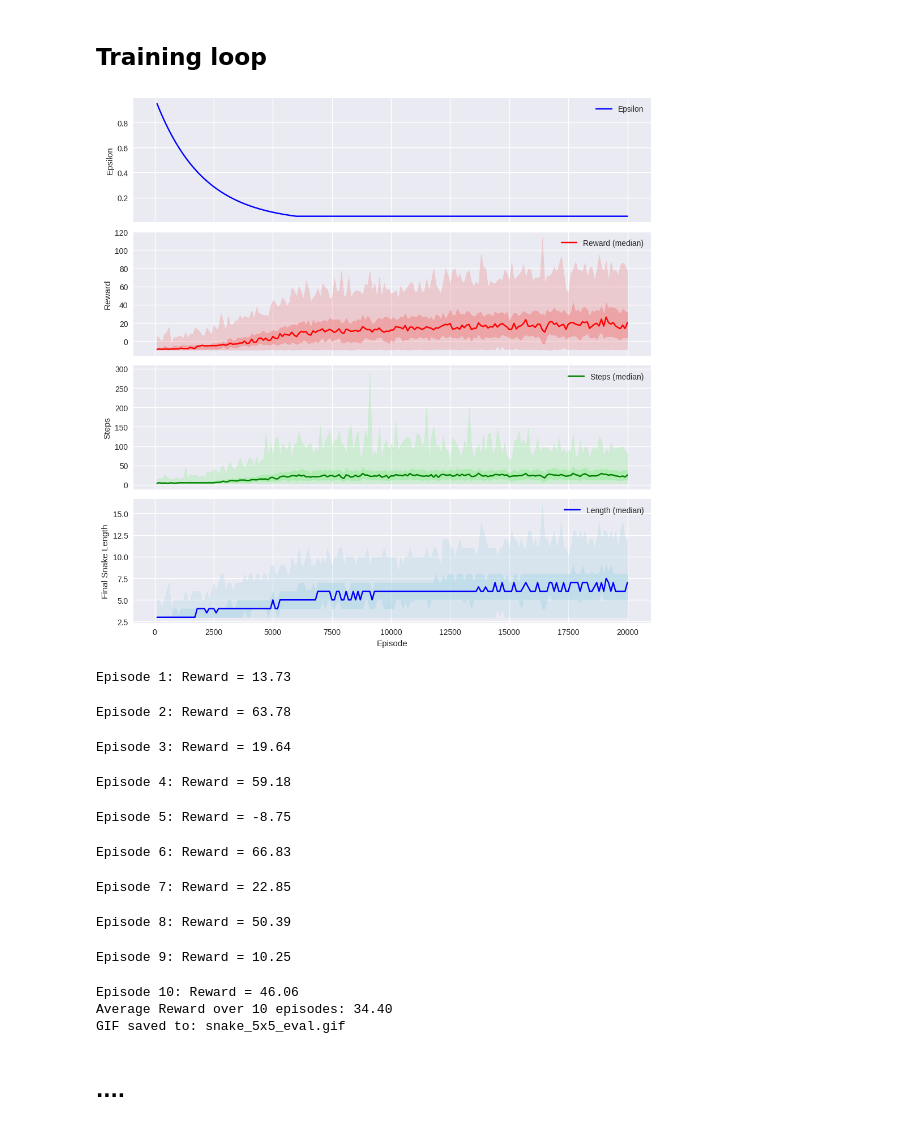
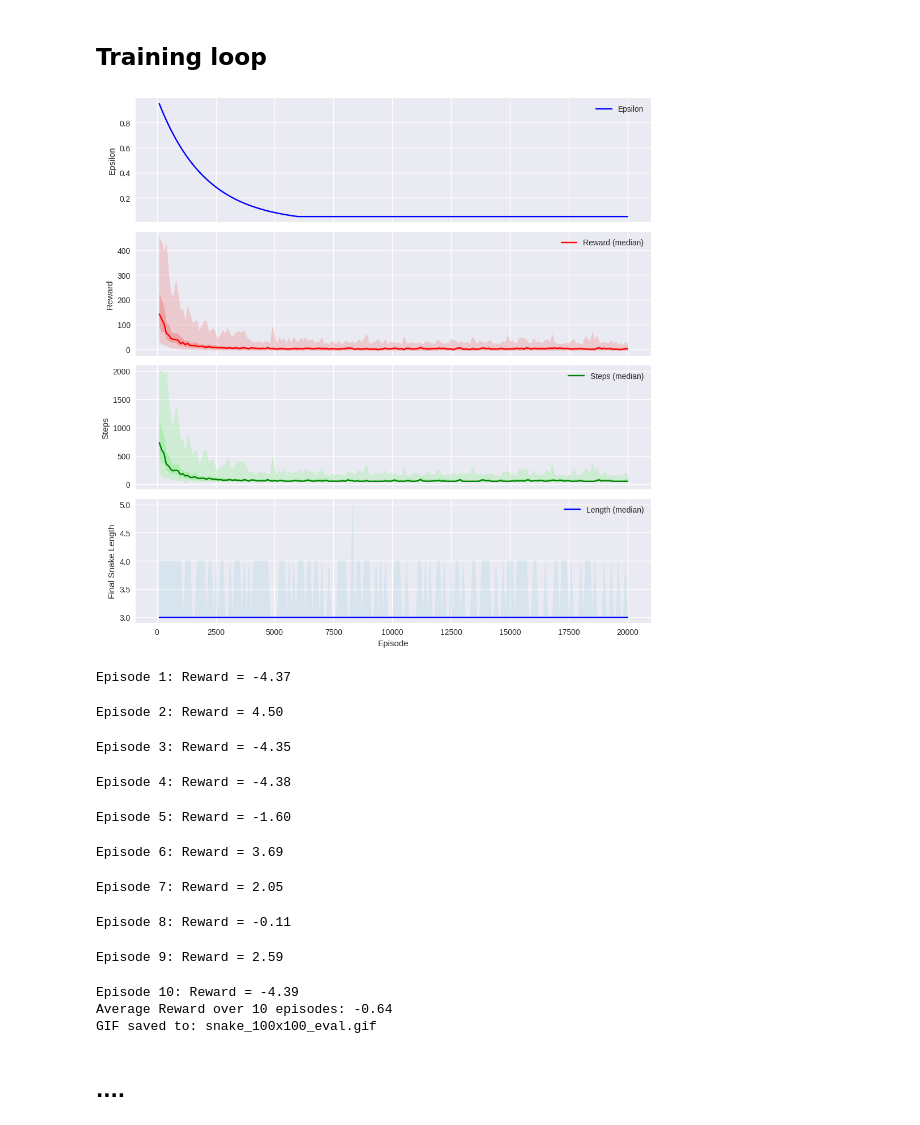
Before and after one commit to ezio4df/play-Snake, a Jupyter notebook: 03.ipynb, the cells around one changed output. Saved outputs shown, nothing was run; the diff lists cells and outputs as text; code cells hidden in the pictures.

```diff
--- a/03.ipynb
+++ b/03.ipynb
@@ -35,7 +35,7 @@ PyTorch device: cuda
 PLAY_MANUAL = True  # set to False if u wanna see random moves
 env = gym.make(
     "gym_snakegame/SnakeGame-v0",
-    board_size=5,
+    board_size=100,
     n_channel=1,
     n_target=1,
     render_mode="human"
@@ -598,24 +614,24 @@ def load_agent(filepath, modelclass, device="cpu"):
 # %% [markdown]
 ## Training loop
 # %%
-agent = train_dqn(modelclass=SnakeV0, board_size=5, episodes=20000, max_steps=2_000, plot_live=True)
+agent = train_dqn(modelclass=SnakeV0, board_size=100, episodes=20000, max_steps=2_000, plot_live=True)
 # %% [output]
-[figure, old version]
+[figure, new version]
 # %%
-evaluate_agent(agent, board_size=5, episodes=10, gif_path="snake_5x5_eval.gif", fps=8)
+evaluate_agent(agent, board_size=100, episodes=10, gif_path="snake_100x100_eval.gif", fps=8)
 # %% [output]
-Episode 1: Reward = 13.73
+Episode 1: Reward = -4.37
-Episode 2: Reward = 63.78
+Episode 2: Reward = 4.50
-Episode 3: Reward = 19.64
+Episode 3: Reward = -4.35
-Episode 4: Reward = 59.18
+Episode 4: Reward = -4.38
-Episode 5: Reward = -8.75
+Episode 5: Reward = -1.60
-Episode 6: Reward = 66.83
+Episode 6: Reward = 3.69
-Episode 7: Reward = 22.85
+Episode 7: Reward = 2.05
-Episode 8: Reward = 50.39
+Episode 8: Reward = -0.11
-Episode 9: Reward = 10.25
+Episode 9: Reward = 2.59
-Episode 10: Reward = 46.06
-Average Reward over 10 episodes: 34.40
-GIF saved to: snake_5x5_eval.gif
+Episode 10: Reward = -4.39
+Average Reward over 10 episodes: -0.64
+GIF saved to: snake_100x100_eval.gif
 # %% [markdown]
 ### ....
 # %%
```
Also changed, not shown: parts of 1 cell of this notebook, 2 other files.
